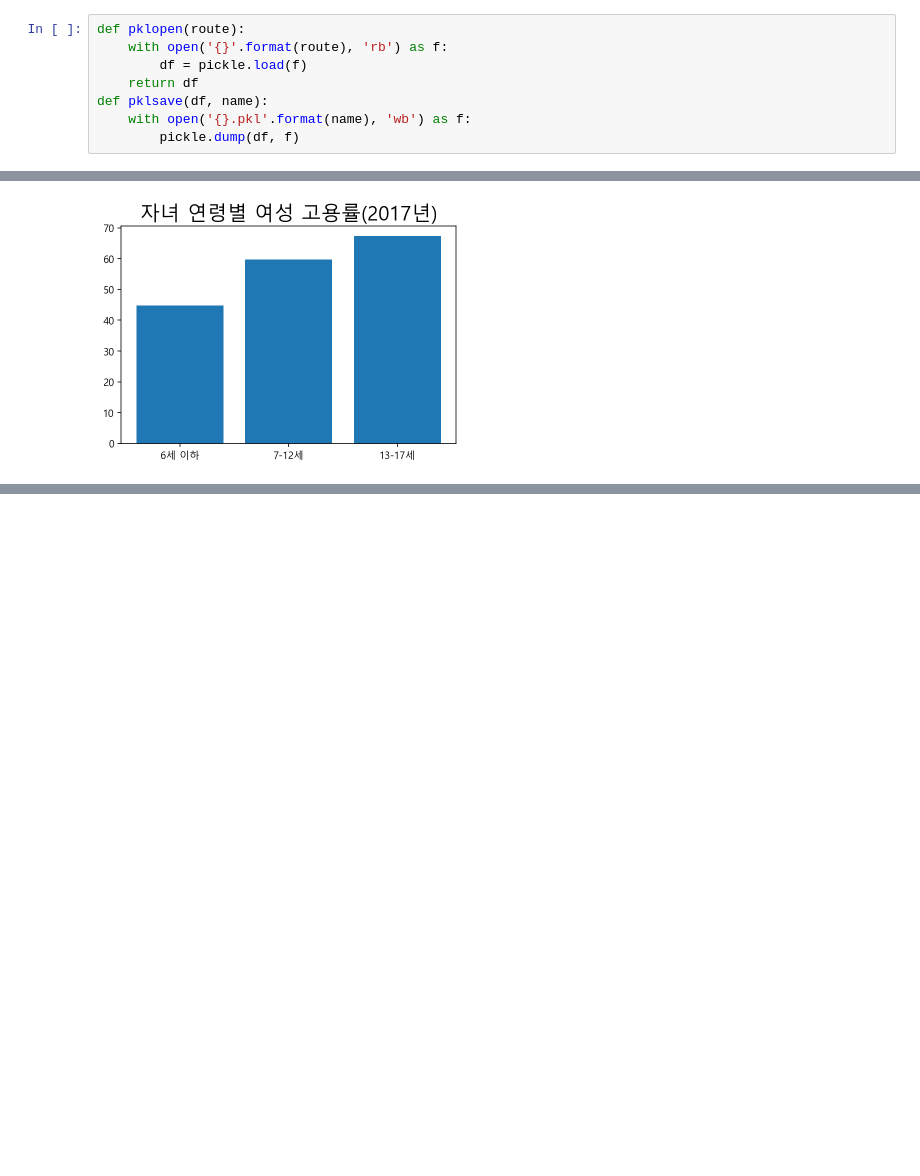
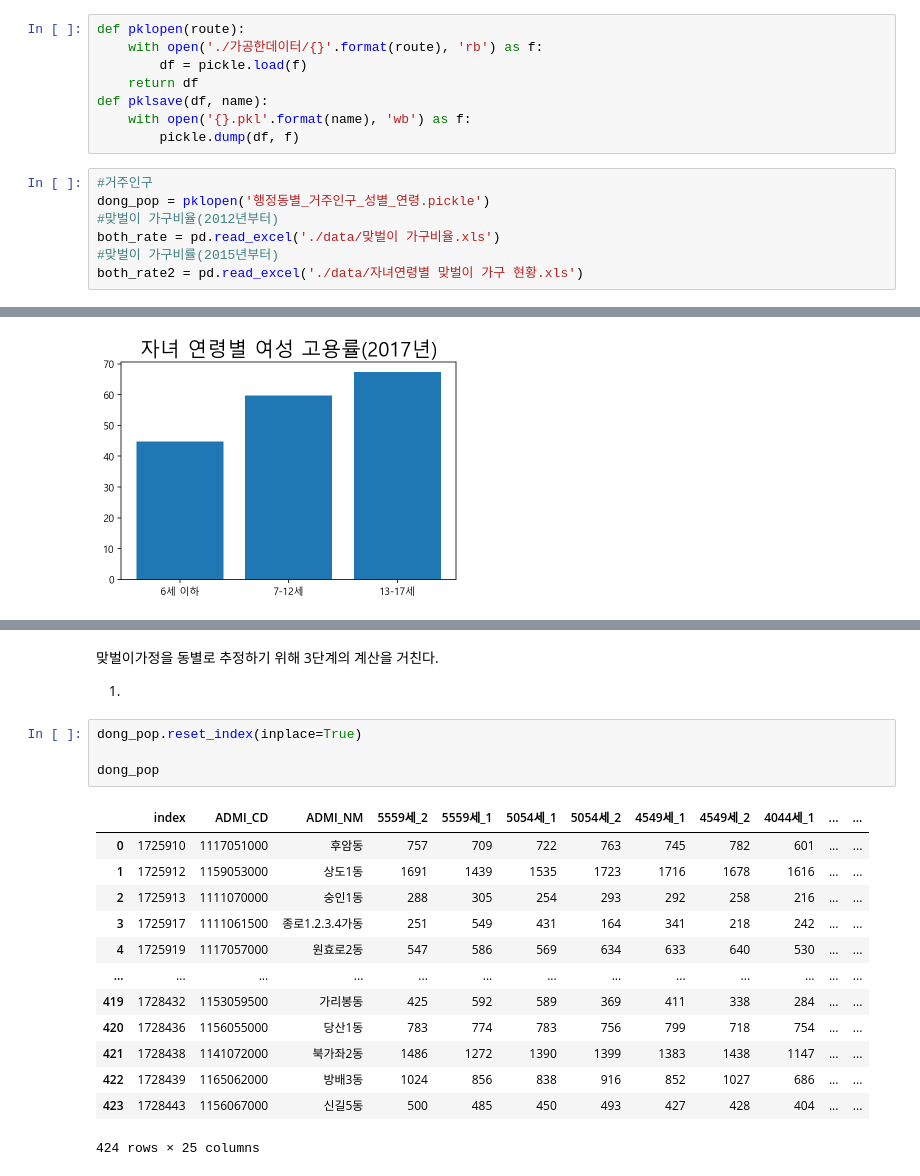
Before and after one commit to gyuholee94/seoul_contest, a Jupyter notebook: 맞벌이가정 추정.ipynb, the cells around one changed output, grey strips where cells are left out. Drawn from its saved outputs; the diff is of its cells as text; blank space fills up the shorter version.

```diff
--- a/맞벌이가정 추정.ipynb
+++ b/맞벌이가정 추정.ipynb
@@ -22,9 +22,16 @@ plt.rc('axes', unicode_minus=False) # 마이너스 폰트 설정
 %config InlineBackend.figure_format = 'retina'
 # %%
 def pklopen(route):
-    with open('{}'.format(route), 'rb') as f:
+    with open('./가공한데이터/{}'.format(route), 'rb') as f:
         df = pickle.load(f)
     return df
 def pklsave(df, name):
     with open('{}.pkl'.format(name), 'wb') as f:
         pickle.dump(df, f)
+# %%
+#거주인구
+dong_pop = pklopen('행정동별_거주인구_성별_연령.pickle')
+#맞벌이 가구비율(2012년부터)
+both_rate = pd.read_excel('./data/맞벌이 가구비율.xls')
+#맞벌이 가구비률(2015년부터)
+both_rate2 = pd.read_excel('./data/자녀연령별 맞벌이 가구 현황.xls')
@@ -46,0 +124,22 @@ plt.show()
+# %% [markdown]
+맞벌이가정을 동별로 추정하기 위해 3단계의 계산을 거친다.
+
+1.
+# %%
+dong_pop.reset_index(inplace=True)
+
+dong_pop
+# %% [output]
+|  | index | ADMI_CD | ADMI_NM | 5559세_2 | 5559세_1 | 5054세_1 | 5054세_2 | 4549세_1 | 4549세_2 | 4044세_1 | ... | ... |
+| 0 | 1725910 | 1117051000 | 후암동 | 757 | 709 | 722 | 763 | 745 | 782 | 601 | ... | ... |
+| 1 | 1725912 | 1159053000 | 상도1동 | 1691 | 1439 | 1535 | 1723 | 1716 | 1678 | 1616 | ... | ... |
+| 2 | 1725913 | 1111070000 | 숭인1동 | 288 | 305 | 254 | 293 | 292 | 258 | 216 | ... | ... |
+| 3 | 1725917 | 1111061500 | 종로1.2.3.4가동 | 251 | 549 | 431 | 164 | 341 | 218 | 242 | ... | ... |
+| 4 | 1725919 | 1117057000 | 원효로2동 | 547 | 586 | 569 | 634 | 633 | 640 | 530 | ... | ... |
+| ... | ... | ... | ... | ... | ... | ... | ... | ... | ... | ... | ... | ... |
+| 419 | 1728432 | 1153059500 | 가리봉동 | 425 | 592 | 589 | 369 | 411 | 338 | 284 | ... | ... |
+| 420 | 1728436 | 1156055000 | 당산1동 | 783 | 774 | 783 | 756 | 799 | 718 | 754 | ... | ... |
+| 421 | 1728438 | 1141072000 | 북가좌2동 | 1486 | 1272 | 1390 | 1399 | 1383 | 1438 | 1147 | ... | ... |
+| 422 | 1728439 | 1165062000 | 방배3동 | 1024 | 856 | 838 | 916 | 852 | 1027 | 686 | ... | ... |
+| 423 | 1728443 | 1156067000 | 신길5동 | 500 | 485 | 450 | 493 | 427 | 428 | 404 | ... | ... |
+424 rows × 25 columns
```
Also changed, not shown: parts of 12 cells of this notebook, 1 other file.
